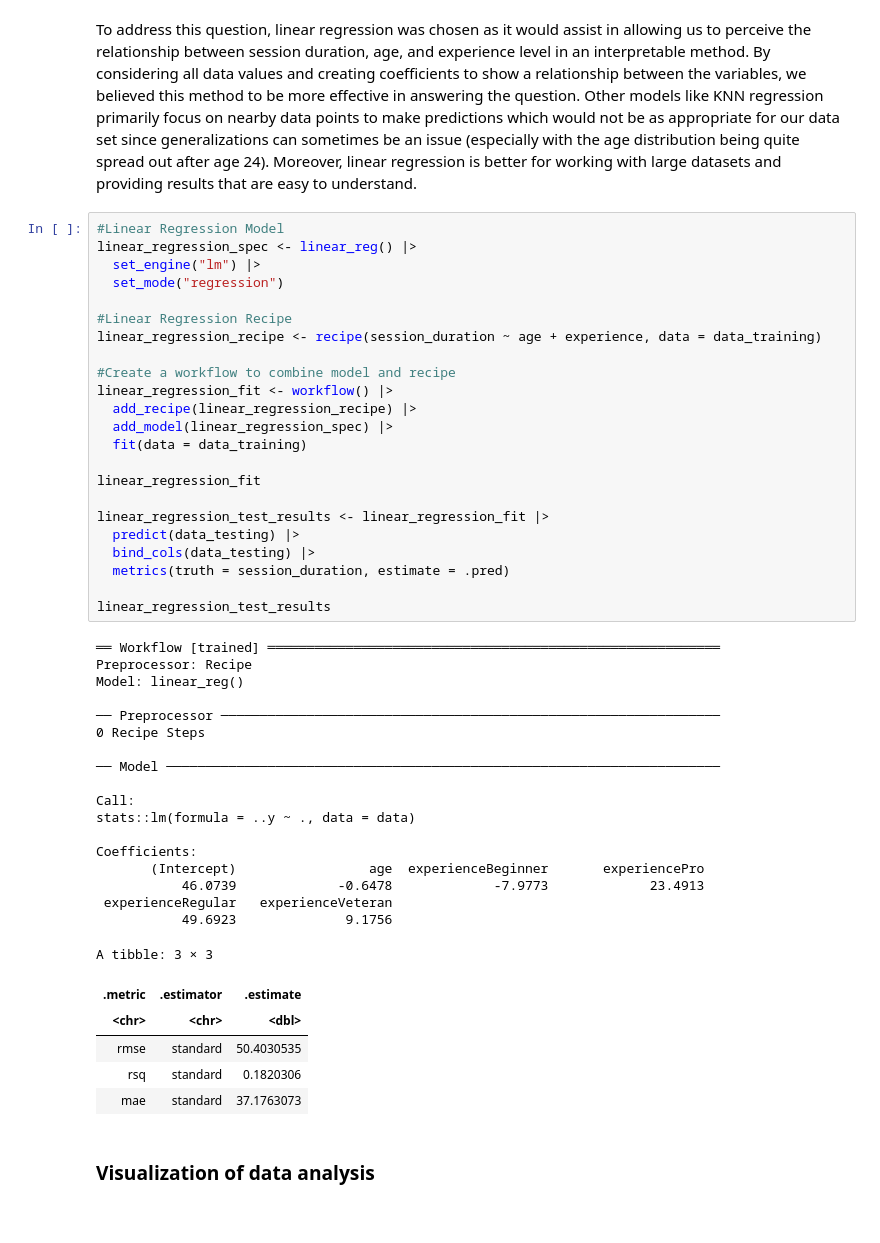
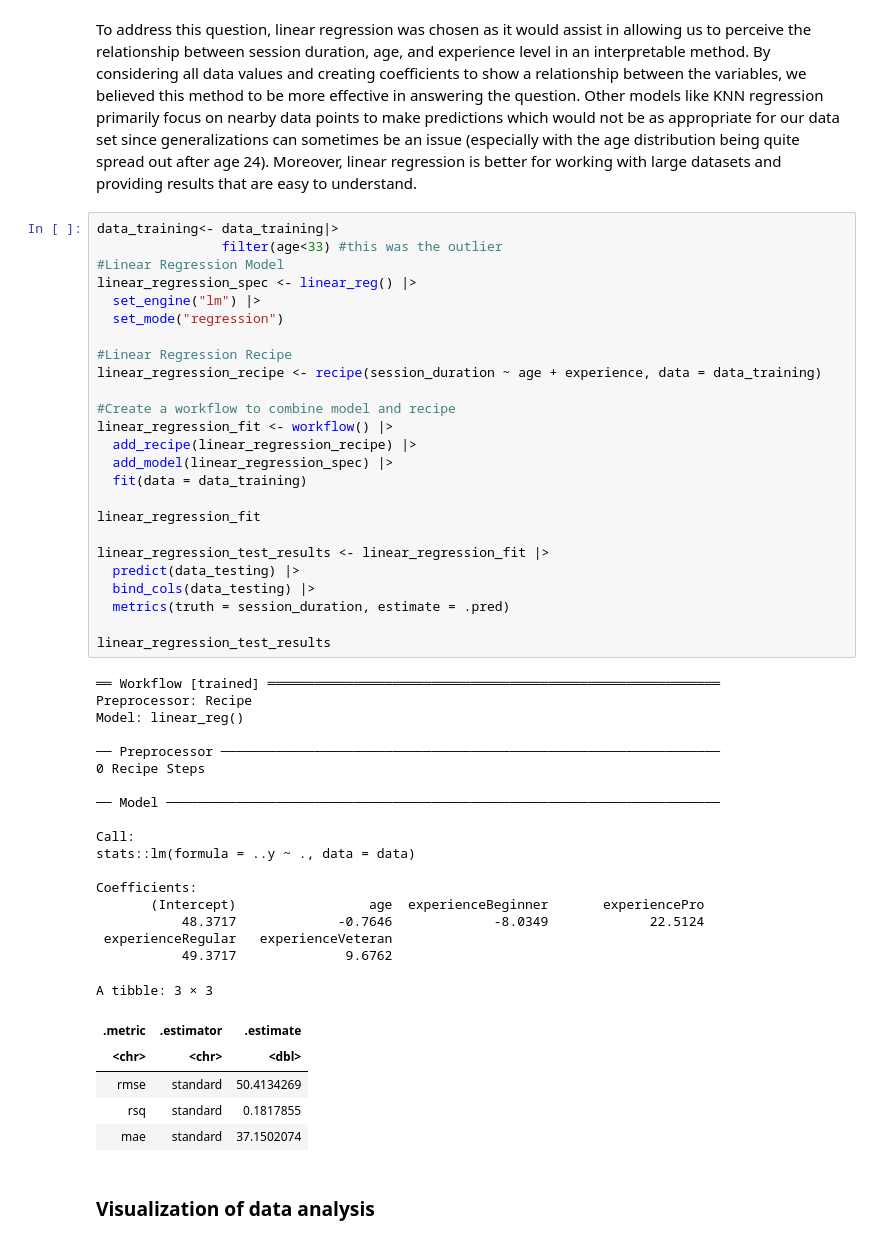
Before and after one commit to realchh/DSCI100-Group-009-22, a Jupyter notebook: Project Final Report.ipynb, the cells around one changed output. Cells and saved outputs as stored; diff of their text form.

```diff
--- a/Project Final Report.ipynb
+++ b/Project Final Report.ipynb
@@ -367,6 +367,8 @@ Warning message:
 # %% [markdown]
 To address this question, linear regression was chosen as it would assist in allowing us to perceive the relationship between session duration, age, and experience level in an interpretable method. By considering all data values and creating coefficients to show a relationship between the variables, we believed this method to be more effective in answering the question. Other models like KNN regression primarily focus on nearby data points to make predictions which would not be as appropriate for our data set since generalizations can sometimes be an issue (especially with the age distribution being quite spread out after age 24). Moreover, linear regression is better for working with large datasets and providing results that are easy to understand.
 # %%
+data_training<- data_training|>
+                filter(age<33) #this was the outlier
 #Linear Regression Model
 linear_regression_spec <- linear_reg() |>
   set_engine("lm") |>
@@ -381,38 +383,38 @@ linear_regression_fit <- workflow() |>
   add_model(linear_regression_spec) |>
   fit(data = data_training)
 
 linear_regression_fit
 
 linear_regression_test_results <- linear_regression_fit |>
   predict(data_testing) |>
   bind_cols(data_testing) |>
   metrics(truth = session_duration, estimate = .pred)
 
 linear_regression_test_results
 # %% [output]
 ══ Workflow [trained] ══════════════════════════════════════════════════════════
 Preprocessor: Recipe
 Model: linear_reg()
 
 ── Preprocessor ────────────────────────────────────────────────────────────────
 0 Recipe Steps
 
 ── Model ───────────────────────────────────────────────────────────────────────
 
 Call:
 stats::lm(formula = ..y ~ ., data = data)
 
 Coefficients:
        (Intercept)                 age  experienceBeginner       experiencePro
-           46.0739             -0.6478             -7.9773             23.4913
+           48.3717             -0.7646             -8.0349             22.5124
  experienceRegular   experienceVeteran
-           49.6923              9.1756
+           49.3717              9.6762
 A tibble: 3 × 3
 | .metric | .estimator | .estimate |
 | <chr> | <chr> | <dbl> |
-| rmse | standard | 50.4030535 |
-| rsq | standard | 0.1820306 |
-| mae | standard | 37.1763073 |
+| rmse | standard | 50.4134269 |
+| rsq | standard | 0.1817855 |
+| mae | standard | 37.1502074 |
 # %% [markdown]
 ### Visualization of data analysis
 # %%
```
Also changed, not shown: parts of 2 cells of this notebook.
